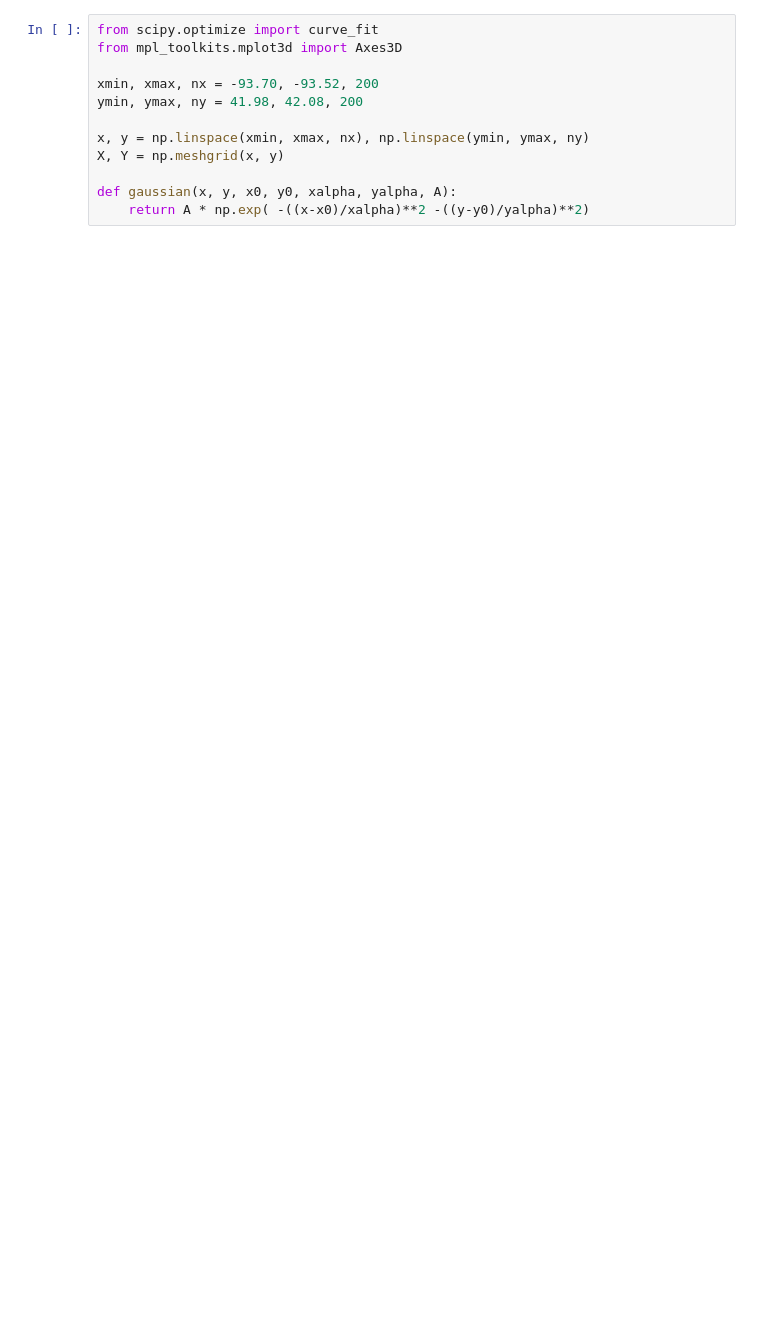
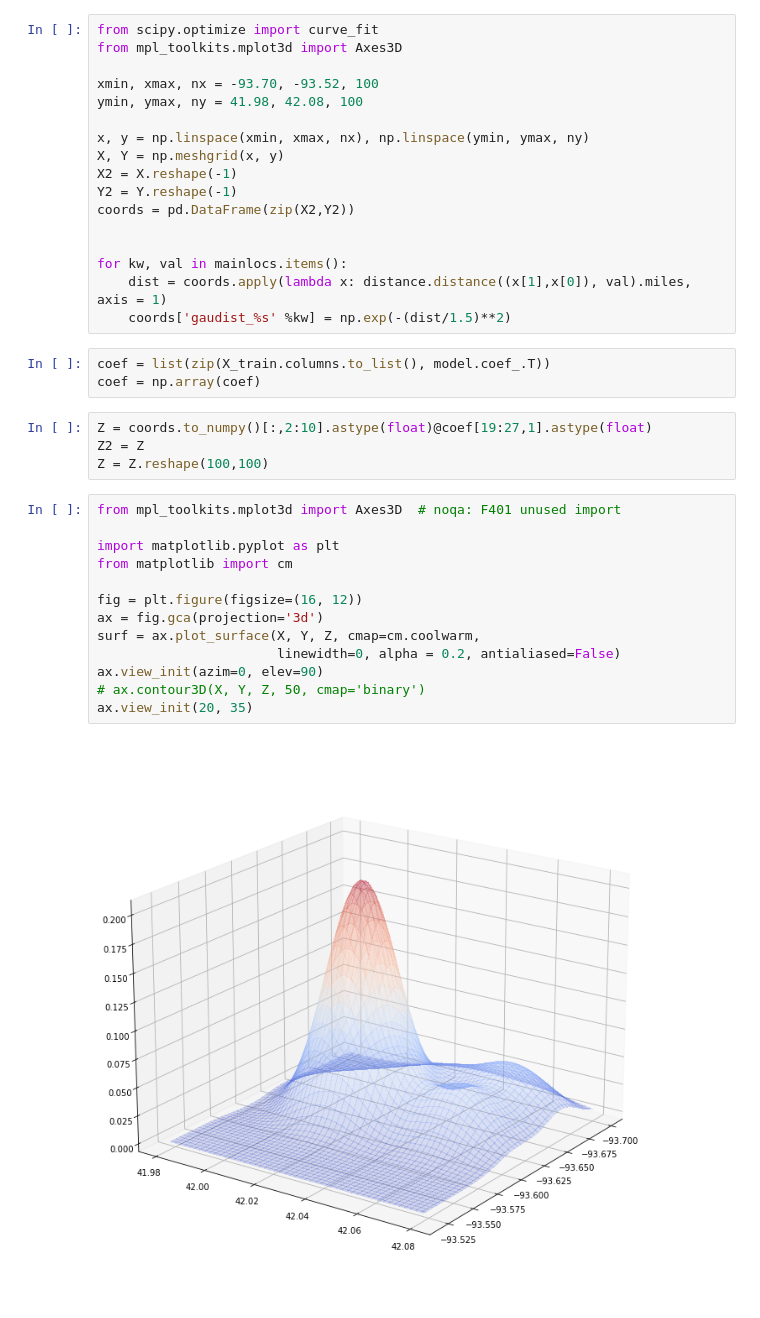
Before and after one commit to AlexGalczak/ML-Ames, a Jupyter notebook: CL/MachineLeaningProj_CL - Copy.ipynb, the cells around one changed output. Saved outputs shown, nothing was run; the diff lists cells and outputs as text; blank space fills up the shorter version.

```diff
--- a/CL/MachineLeaningProj_CL - Copy.ipynb
+++ b/CL/MachineLeaningProj_CL - Copy.ipynb
@@ -182,11 +178,38 @@ plt.savefig("residual.svg")
 from scipy.optimize import curve_fit
 from mpl_toolkits.mplot3d import Axes3D
 
-xmin, xmax, nx = -93.70, -93.52, 200
-ymin, ymax, ny = 41.98, 42.08, 200
+xmin, xmax, nx = -93.70, -93.52, 100
+ymin, ymax, ny = 41.98, 42.08, 100
 
 x, y = np.linspace(xmin, xmax, nx), np.linspace(ymin, ymax, ny)
 X, Y = np.meshgrid(x, y)
+X2 = X.reshape(-1)
+Y2 = Y.reshape(-1)
+coords = pd.DataFrame(zip(X2,Y2))
 
-def gaussian(x, y, x0, y0, xalpha, yalpha, A):
-    return A * np.exp( -((x-x0)/xalpha)**2 -((y-y0)/yalpha)**2)
+
+for kw, val in mainlocs.items():
+    dist = coords.apply(lambda x: distance.distance((x[1],x[0]), val).miles, axis = 1)
+    coords['gaudist_%s' %kw] = np.exp(-(dist/1.5)**2)
+# %%
+coef = list(zip(X_train.columns.to_list(), model.coef_.T))
+coef = np.array(coef)
+# %%
+Z = coords.to_numpy()[:,2:10].astype(float)@coef[19:27,1].astype(float)
+Z2 = Z
+Z = Z.reshape(100,100)
+# %%
+from mpl_toolkits.mplot3d import Axes3D  # noqa: F401 unused import
+
+import matplotlib.pyplot as plt
+from matplotlib import cm
+
+fig = plt.figure(figsize=(16, 12))
+ax = fig.gca(projection='3d')
+surf = ax.plot_surface(X, Y, Z, cmap=cm.coolwarm,
+                       linewidth=0, alpha = 0.2, antialiased=False)
+ax.view_init(azim=0, elev=90)
+# ax.contour3D(X, Y, Z, 50, cmap='binary')
+ax.view_init(20, 35)
+# %% [output]
+[figure, added]
```
Also changed, not shown: parts of 11 cells of this notebook, 2 other files.
